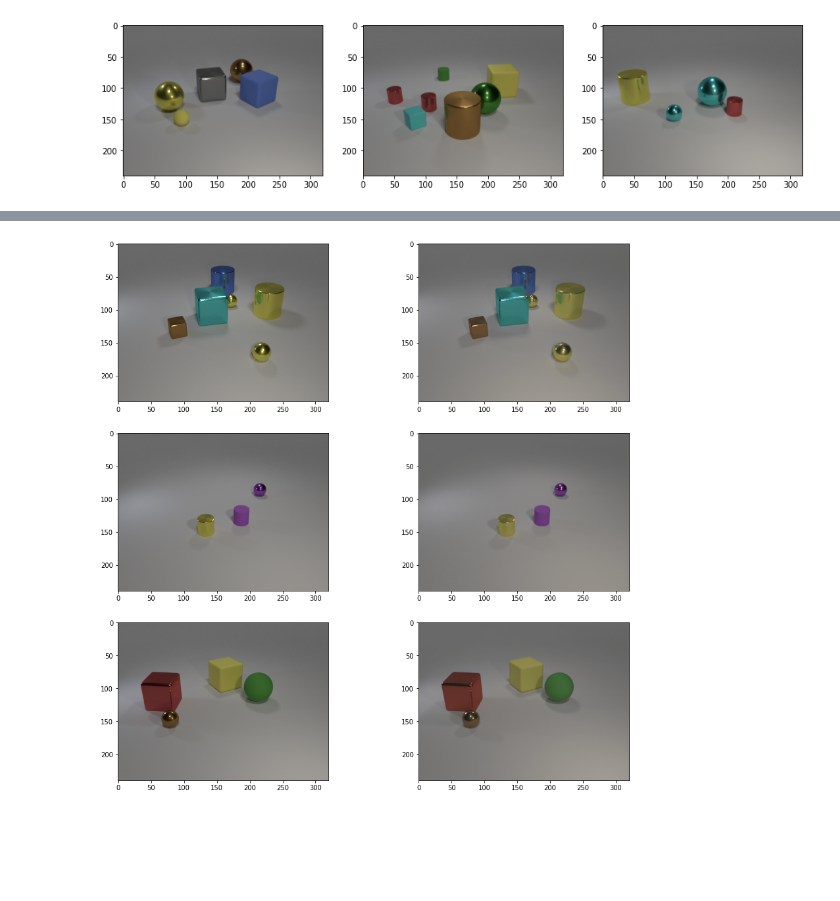
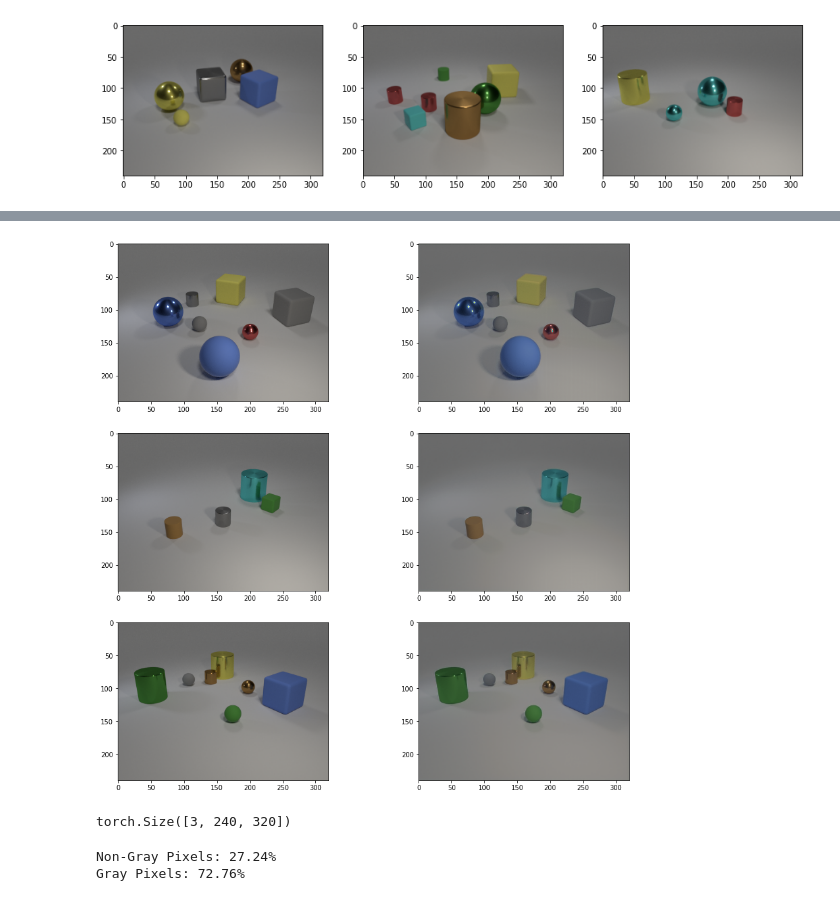
Before and after one commit to fusedbloxxer/segmentation-as-clusterization, a Jupyter notebook: SegmentationAsClusterization.ipynb, the cells around one changed output, grey strips where cells are left out. Saved outputs shown, nothing was run; the diff lists cells and outputs as text; code cells hidden in the pictures; blank space fills up the shorter version.

```diff
--- a/SegmentationAsClusterization.ipynb
+++ b/SegmentationAsClusterization.ipynb
@@ -439,32 +419,40 @@ model.eval()
 f = plt.figure()
 f.set_figheight(15)
 f.set_figwidth(15)
 
 # Set the number of samples
 current_subplot = 1
 total_subplots = 3
 
-for batch_idx, (images, masks) in enumerate(test_loader):
+for batch_idx, (images, masks) in enumerate(train_loader):
     if batch_idx == total_subplots:
         break
 
     # Specify the input image
     img_true = images[0]
 
     # Calculate the predicted image and transform it from [0, 1] -> [0, 255]
     img_pred = (model(preprocess(img_true).to(device).unsqueeze(0)) * 255.0).to(torch.uint8).cpu()
 
     # Plot input image
     plt.subplot(total_subplots, 2, current_subplot)
     plt.imshow(img_true.permute(1, 2, 0))
     current_subplot += 1
 
     # Plot output image
     plt.subplot(total_subplots, 2, current_subplot)
     plt.imshow(img_pred.squeeze(0).permute(1, 2, 0))
     current_subplot += 1
 
 # Plot the images
 plt.show()
 # %% [output]
-[figure, old version]
+[figure, new version]
+# %%
+# How to calculate MSE without reducing
+r1 = torch.randn((3, 240, 320))
+r2 = torch.randn((3, 240, 320))
+loss = torch.nn.MSELoss(reduction='none')
+loss(r1, r2).shape
+# %% [output]
+torch.Size([3, 240, 320])
@@ -470,0 +486,24 @@ plt.show()
+# %%
+# Count the total amount of gray pixels and non-gray pixels
+total_non_gray_samples = 0
+total_gray_samples = 0
+
+for (images, masks) in train_loader:
+    # Calculate the number of gray samples
+    gray_samples = gray_map(images).sum()
+
+    # Add the gray samples to the total count
+    total_gray_samples += gray_samples
+
+    # Calculate the number of non-gray samples
+    non_gray_samples = images.numel() // 3 - gray_samples
+
+    # Add the non-gray samples to the total count
+    total_non_gray_samples += non_gray_samples
+
+# Print the percentages for gray and non-gray pixels
+print(f'Non-Gray Pixels: {100. * total_non_gray_samples / (total_gray_samples + total_non_gray_samples):.02f}%')
+print(f'Gray Pixels: {100. * total_gray_samples / (total_gray_samples + total_non_gray_samples):.02f}%')
+# %% [output]
+Non-Gray Pixels: 27.24%
+Gray Pixels: 72.76%
```
Also changed, not shown: parts of 3 cells of this notebook.
